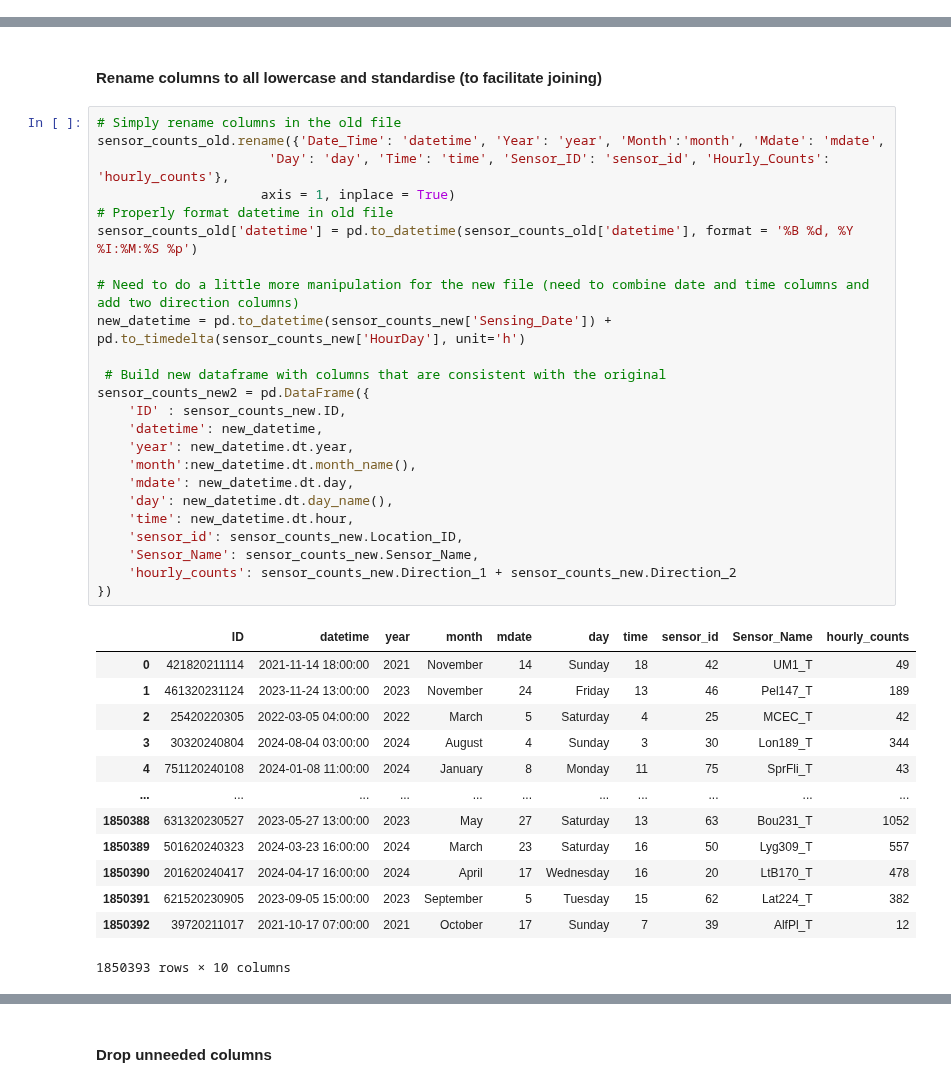
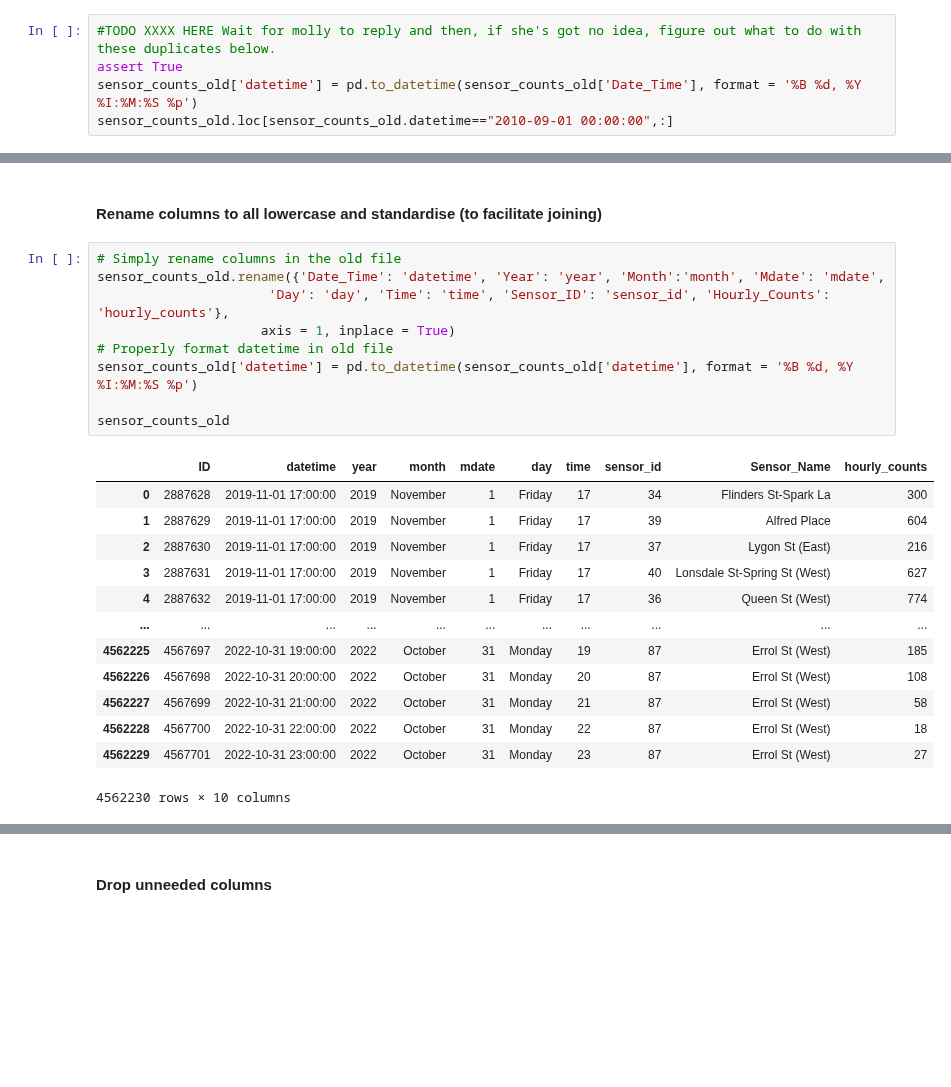
Before and after one commit to nickmalleson/footfall, a Jupyter notebook: MelbourneAnalysis/1. PreparingData/1. CleanData/CleaningData-Footfall.ipynb, the cells around one changed output, grey strips where cells are left out. Drawn from its saved outputs; the diff is of its cells as text; blank space fills up the shorter version.

```diff
--- a/MelbourneAnalysis/1. PreparingData/1. CleanData/CleaningData-Footfall.ipynb
+++ b/MelbourneAnalysis/1. PreparingData/1. CleanData/CleaningData-Footfall.ipynb
@@ -48,2 +33,7 @@ sensor_counts_old
+# %%
+#TODO XXXX HERE Wait for molly to reply and then, if she's got no idea, figure out what to do with these duplicates below.
+assert True
+sensor_counts_old['datetime'] = pd.to_datetime(sensor_counts_old['Date_Time'], format = '%B %d, %Y %I:%M:%S %p')
+sensor_counts_old.loc[sensor_counts_old.datetime=="2010-09-01 00:00:00",:]
 # %%
 sensor_counts_new  = pd.read_csv("../../Data/FootfallData/pedestrian-counting-system-monthly-counts-per-hour.csv")
@@ -84,38 +59,23 @@ sensor_locations
 # %%
 # Simply rename columns in the old file
 sensor_counts_old.rename({'Date_Time': 'datetime', 'Year': 'year', 'Month':'month', 'Mdate': 'mdate',
                       'Day': 'day', 'Time': 'time', 'Sensor_ID': 'sensor_id', 'Hourly_Counts': 'hourly_counts'},
                      axis = 1, inplace = True)
 # Properly format datetime in old file
 sensor_counts_old['datetime'] = pd.to_datetime(sensor_counts_old['datetime'], format = '%B %d, %Y %I:%M:%S %p')
 
-# Need to do a little more manipulation for the new file (need to combine date and time columns and add two direction columns)
-new_datetime = pd.to_datetime(sensor_counts_new['Sensing_Date']) + pd.to_timedelta(sensor_counts_new['HourDay'], unit='h')
-
- # Build new dataframe with columns that are consistent with the original
-sensor_counts_new2 = pd.DataFrame({
-    'ID' : sensor_counts_new.ID,
-    'datetime': new_datetime,
-    'year': new_datetime.dt.year,
-    'month':new_datetime.dt.month_name(),
-    'mdate': new_datetime.dt.day,
-    'day': new_datetime.dt.day_name(),
-    'time': new_datetime.dt.hour,
-    'sensor_id': sensor_counts_new.Location_ID,
-    'Sensor_Name': sensor_counts_new.Sensor_Name,
-    'hourly_counts': sensor_counts_new.Direction_1 + sensor_counts_new.Direction_2
-})
+sensor_counts_old
 # %% [output]
 |  | ID | datetime | year | month | mdate | day | time | sensor_id | Sensor_Name | hourly_counts |
-| 0 | 421820211114 | 2021-11-14 18:00:00 | 2021 | November | 14 | Sunday | 18 | 42 | UM1_T | 49 |
-| 1 | 461320231124 | 2023-11-24 13:00:00 | 2023 | November | 24 | Friday | 13 | 46 | Pel147_T | 189 |
-| 2 | 25420220305 | 2022-03-05 04:00:00 | 2022 | March | 5 | Saturday | 4 | 25 | MCEC_T | 42 |
-| 3 | 30320240804 | 2024-08-04 03:00:00 | 2024 | August | 4 | Sunday | 3 | 30 | Lon189_T | 344 |
-| 4 | 751120240108 | 2024-01-08 11:00:00 | 2024 | January | 8 | Monday | 11 | 75 | SprFli_T | 43 |
+| 0 | 2887628 | 2019-11-01 17:00:00 | 2019 | November | 1 | Friday | 17 | 34 | Flinders St-Spark La | 300 |
+| 1 | 2887629 | 2019-11-01 17:00:00 | 2019 | November | 1 | Friday | 17 | 39 | Alfred Place | 604 |
+| 2 | 2887630 | 2019-11-01 17:00:00 | 2019 | November | 1 | Friday | 17 | 37 | Lygon St (East) | 216 |
+| 3 | 2887631 | 2019-11-01 17:00:00 | 2019 | November | 1 | Friday | 17 | 40 | Lonsdale St-Spring St (West) | 627 |
+| 4 | 2887632 | 2019-11-01 17:00:00 | 2019 | November | 1 | Friday | 17 | 36 | Queen St (West) | 774 |
 | ... | ... | ... | ... | ... | ... | ... | ... | ... | ... | ... |
-| 1850388 | 631320230527 | 2023-05-27 13:00:00 | 2023 | May | 27 | Saturday | 13 | 63 | Bou231_T | 1052 |
-| 1850389 | 501620240323 | 2024-03-23 16:00:00 | 2024 | March | 23 | Saturday | 16 | 50 | Lyg309_T | 557 |
-| 1850390 | 201620240417 | 2024-04-17 16:00:00 | 2024 | April | 17 | Wednesday | 16 | 20 | LtB170_T | 478 |
-| 1850391 | 621520230905 | 2023-09-05 15:00:00 | 2023 | September | 5 | Tuesday | 15 | 62 | Lat224_T | 382 |
-| 1850392 | 39720211017 | 2021-10-17 07:00:00 | 2021 | October | 17 | Sunday | 7 | 39 | AlfPl_T | 12 |
+| 4562225 | 4567697 | 2022-10-31 19:00:00 | 2022 | October | 31 | Monday | 19 | 87 | Errol St (West) | 185 |
+| 4562226 | 4567698 | 2022-10-31 20:00:00 | 2022 | October | 31 | Monday | 20 | 87 | Errol St (West) | 108 |
+| 4562227 | 4567699 | 2022-10-31 21:00:00 | 2022 | October | 31 | Monday | 21 | 87 | Errol St (West) | 58 |
+| 4562228 | 4567700 | 2022-10-31 22:00:00 | 2022 | October | 31 | Monday | 22 | 87 | Errol St (West) | 18 |
+| 4562229 | 4567701 | 2022-10-31 23:00:00 | 2022 | October | 31 | Monday | 23 | 87 | Errol St (West) | 27 |
-1850393 rows × 10 columns
+4562230 rows × 10 columns
```
Also changed, not shown: parts of 12 cells of this notebook.
